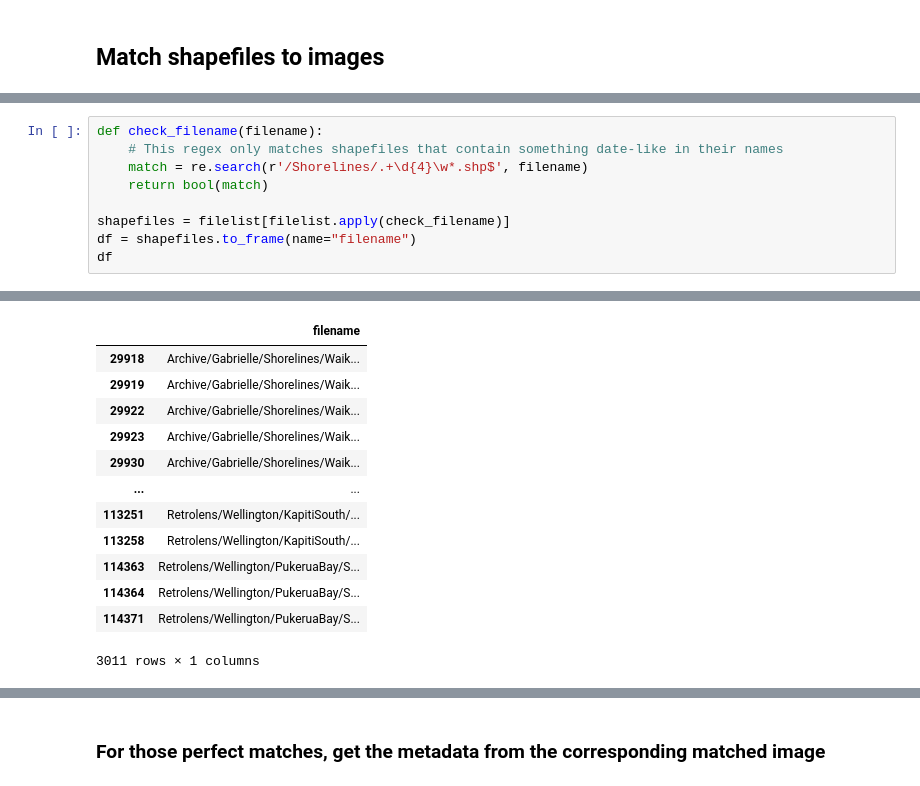
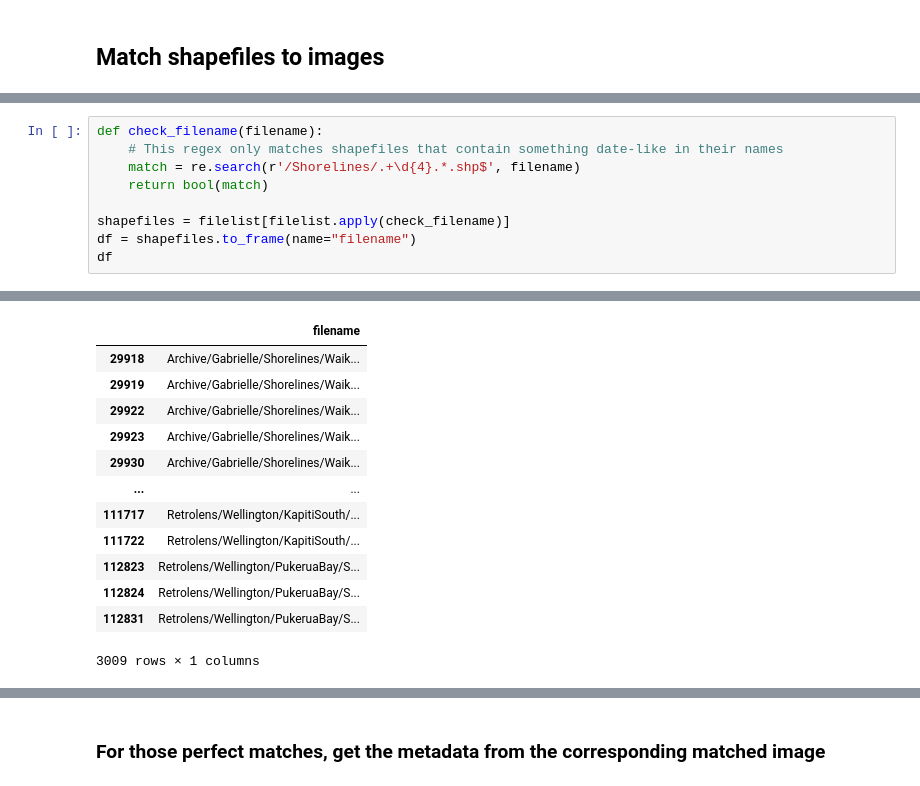
Before and after one commit to UoA-eResearch/retrolens, a Jupyter notebook: EDA.ipynb, the cells around one changed output, grey strips where cells are left out. Cells and saved outputs as stored; diff of their text form.

```diff
--- a/EDA.ipynb
+++ b/EDA.ipynb
@@ -73,7 +73,7 @@ Length: 321141, dtype: object
 # %%
 def check_filename(filename):
     # This regex only matches shapefiles that contain something date-like in their names
-    match = re.search(r'/Shorelines/.+\d{4}\w*.shp$', filename)
+    match = re.search(r'/Shorelines/.+\d{4}.*.shp$', filename)
     return bool(match)
 
 shapefiles = filelist[filelist.apply(check_filename)]
@@ -84,16 +84,16 @@ df
 |  | filename |
 | 29918 | Archive/Gabrielle/Shorelines/Waik... |
 | 29919 | Archive/Gabrielle/Shorelines/Waik... |
 | 29922 | Archive/Gabrielle/Shorelines/Waik... |
 | 29923 | Archive/Gabrielle/Shorelines/Waik... |
 | 29930 | Archive/Gabrielle/Shorelines/Waik... |
 | ... | ... |
-| 113251 | Retrolens/Wellington/KapitiSouth/... |
-| 113258 | Retrolens/Wellington/KapitiSouth/... |
-| 114363 | Retrolens/Wellington/PukeruaBay/S... |
-| 114364 | Retrolens/Wellington/PukeruaBay/S... |
-| 114371 | Retrolens/Wellington/PukeruaBay/S... |
+| 111717 | Retrolens/Wellington/KapitiSouth/... |
+| 111722 | Retrolens/Wellington/KapitiSouth/... |
+| 112823 | Retrolens/Wellington/PukeruaBay/S... |
+| 112824 | Retrolens/Wellington/PukeruaBay/S... |
+| 112831 | Retrolens/Wellington/PukeruaBay/S... |
-3011 rows × 1 columns
+3009 rows × 1 columns
 # %%
 image_extensions = (".jpg", ".jp2", ".tif", ".TIF", ".png")
 # %% [output]
```
Also changed, not shown: parts of 29 cells of this notebook, 4 other files.
